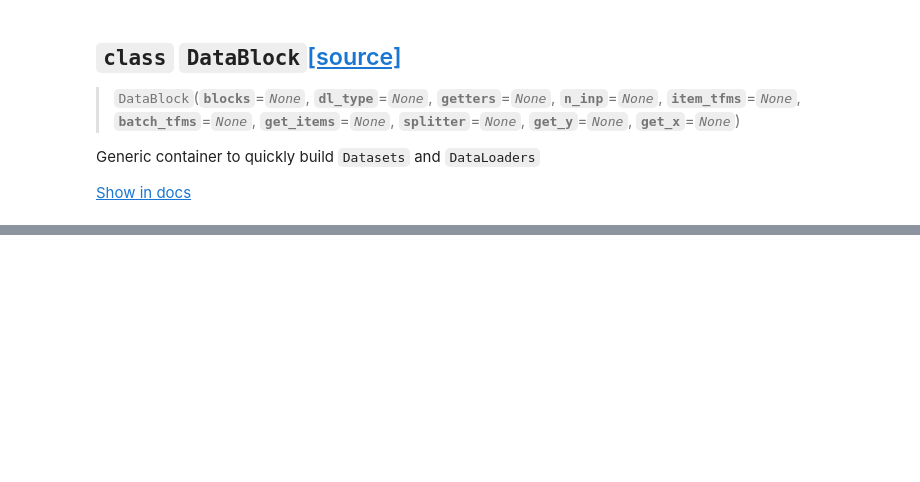
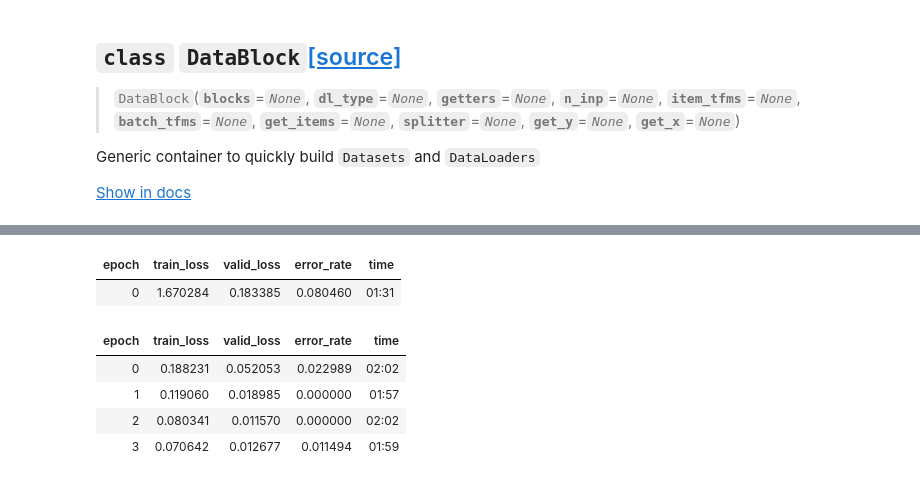
Before and after one commit to kevintsi/deep_learning_course, a Jupyter notebook: Deep_learning_course_production.ipynb, the cells around one changed output, grey strips where cells are left out. Cells and saved outputs as stored; diff of their text form; code cells hidden in the pictures; blank space fills up the shorter version.

```diff
--- a/Deep_learning_course_production.ipynb
+++ b/Deep_learning_course_production.ipynb
@@ -135,0 +141,4 @@ X = torch.linalg.solve(A, B) (Triggered internally at  ../aten/src/ATen/native/B
+# %%
+learn = cnn_learner(dls, resnet18, metrics=error_rate)
+learn.fine_tune(4)
+# %% [output]
@@ -135,0 +146,7 @@ X = torch.linalg.solve(A, B) (Triggered internally at  ../aten/src/ATen/native/B
+| epoch | train_loss | valid_loss | error_rate | time |
+| 0 | 1.670284 | 0.183385 | 0.080460 | 01:31 |
+| epoch | train_loss | valid_loss | error_rate | time |
+| 0 | 0.188231 | 0.052053 | 0.022989 | 02:02 |
+| 1 | 0.119060 | 0.018985 | 0.000000 | 01:57 |
+| 2 | 0.080341 | 0.011570 | 0.000000 | 02:02 |
+| 3 | 0.070642 | 0.012677 | 0.011494 | 01:59 |
```
Also changed, not shown: parts of 32 cells of this notebook.
